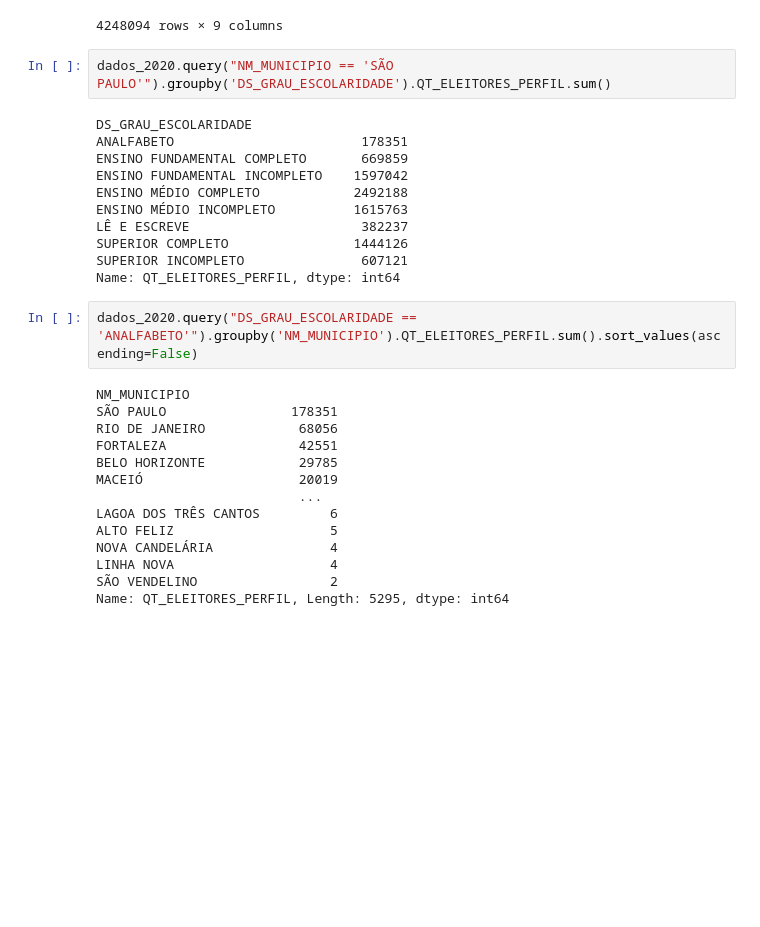
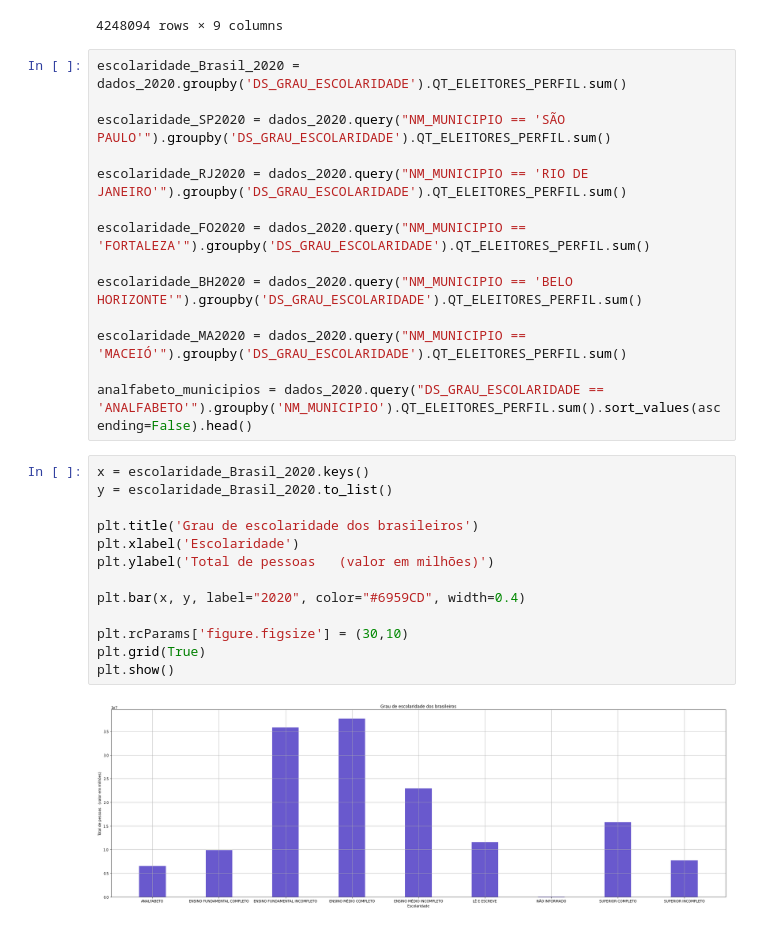
Before and after one commit to LuisGuilhermeSousa/Analise_de_Dados_Eleitorais, a Jupyter notebook: analise_dados_eleitorais.ipynb, the cells around one changed output. Drawn from its saved outputs; the diff is of its cells as text; blank space fills up the shorter version.

Commit message:
Finalizando analise dos dados

```diff
--- a/analise_dados_eleitorais.ipynb
+++ b/analise_dados_eleitorais.ipynb
@@ -63,32 +23,32 @@ dados_2020
 | 4248092 | 23:04:11 | BA | 30791 | BURITIRAMA | 77 | FEMININO | 45 a 49 anos | ... |
 | 4248093 | 23:04:11 | BA | 30791 | BURITIRAMA | 77 | FEMININO | 45 a 49 anos | ... |
 4248094 rows × 9 columns
-# %%
-dados_2020.query("NM_MUNICIPIO == 'SÃO PAULO'").groupby('DS_GRAU_ESCOLARIDADE').QT_ELEITORES_PERFIL.sum()
-# %% [output]
-DS_GRAU_ESCOLARIDADE
-ANALFABETO                        178351
-ENSINO FUNDAMENTAL COMPLETO       669859
-ENSINO FUNDAMENTAL INCOMPLETO    1597042
-ENSINO MÉDIO COMPLETO            2492188
-ENSINO MÉDIO INCOMPLETO          1615763
-LÊ E ESCREVE                      382237
-SUPERIOR COMPLETO                1444126
-SUPERIOR INCOMPLETO               607121
-Name: QT_ELEITORES_PERFIL, dtype: int64
-# %%
-dados_2020.query("DS_GRAU_ESCOLARIDADE == 'ANALFABETO'").groupby('NM_MUNICIPIO').QT_ELEITORES_PERFIL.sum().sort_values(ascending=False)
-# %% [output]
-NM_MUNICIPIO
-SÃO PAULO                178351
-RIO DE JANEIRO            68056
-FORTALEZA                 42551
-BELO HORIZONTE            29785
-MACEIÓ                    20019
-                          ...
-LAGOA DOS TRÊS CANTOS         6
-ALTO FELIZ                    5
-NOVA CANDELÁRIA               4
-LINHA NOVA                    4
-SÃO VENDELINO                 2
-Name: QT_ELEITORES_PERFIL, Length: 5295, dtype: int64
+# %%
+escolaridade_Brasil_2020 = dados_2020.groupby('DS_GRAU_ESCOLARIDADE').QT_ELEITORES_PERFIL.sum()
+
+escolaridade_SP2020 = dados_2020.query("NM_MUNICIPIO == 'SÃO PAULO'").groupby('DS_GRAU_ESCOLARIDADE').QT_ELEITORES_PERFIL.sum()
+
+escolaridade_RJ2020 = dados_2020.query("NM_MUNICIPIO == 'RIO DE JANEIRO'").groupby('DS_GRAU_ESCOLARIDADE').QT_ELEITORES_PERFIL.sum()
+
+escolaridade_FO2020 = dados_2020.query("NM_MUNICIPIO == 'FORTALEZA'").groupby('DS_GRAU_ESCOLARIDADE').QT_ELEITORES_PERFIL.sum()
+
+escolaridade_BH2020 = dados_2020.query("NM_MUNICIPIO == 'BELO HORIZONTE'").groupby('DS_GRAU_ESCOLARIDADE').QT_ELEITORES_PERFIL.sum()
+
+escolaridade_MA2020 = dados_2020.query("NM_MUNICIPIO == 'MACEIÓ'").groupby('DS_GRAU_ESCOLARIDADE').QT_ELEITORES_PERFIL.sum()
+
+analfabeto_municipios = dados_2020.query("DS_GRAU_ESCOLARIDADE == 'ANALFABETO'").groupby('NM_MUNICIPIO').QT_ELEITORES_PERFIL.sum().sort_values(ascending=False).head()
+# %%
+x = escolaridade_Brasil_2020.keys()
+y = escolaridade_Brasil_2020.to_list()
+
+plt.title('Grau de escolaridade dos brasileiros')
+plt.xlabel('Escolaridade')
+plt.ylabel('Total de pessoas   (valor em milhões)')
+
+plt.bar(x, y, label="2020", color="#6959CD", width=0.4)
+
+plt.rcParams['figure.figsize'] = (30,10)
+plt.grid(True)
+plt.show()
+# %% [output]
+[figure, added]
```
Also changed, not shown: parts of 13 cells of this notebook.
